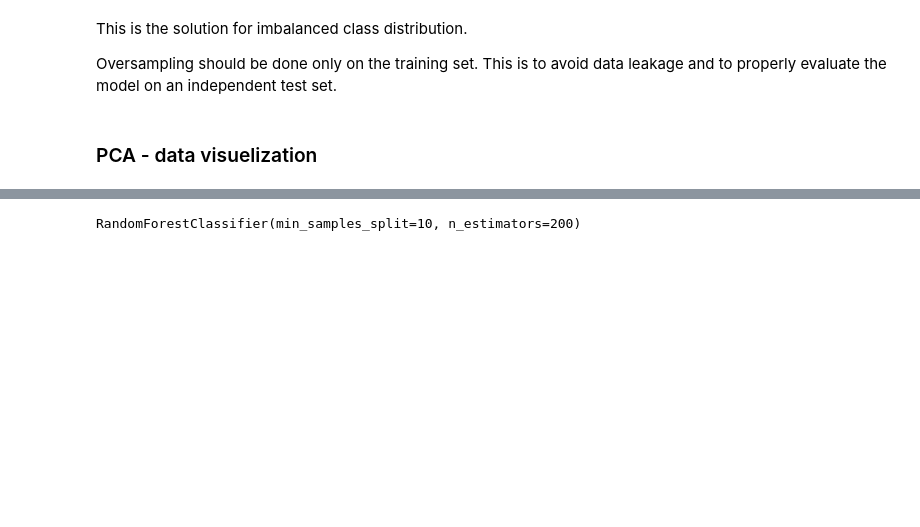
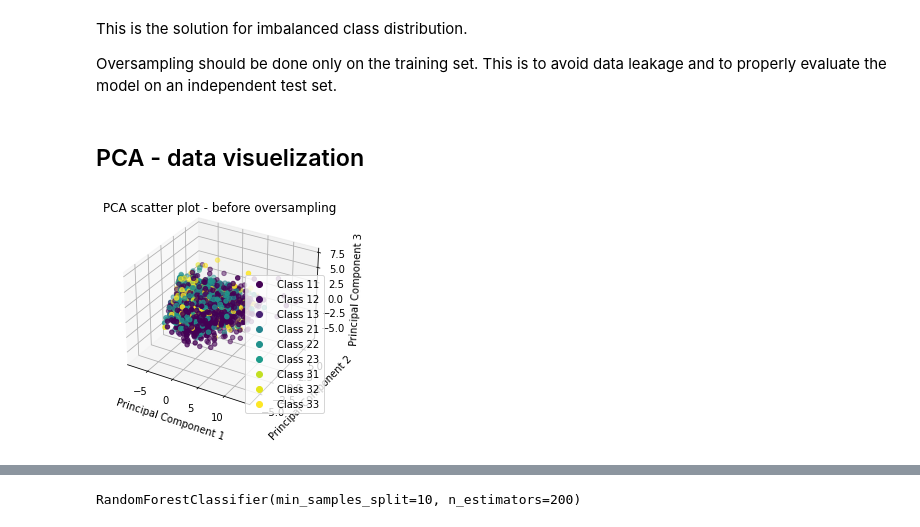
Before and after one commit to Milica19105/cbs, a Jupyter notebook: CBS_interview_task.ipynb, the cells around one changed output, grey strips where cells are left out. Saved outputs shown, nothing was run; the diff lists cells and outputs as text; code cells hidden in the pictures; blank space fills up the shorter version.

```diff
--- a/CBS_interview_task.ipynb
+++ b/CBS_interview_task.ipynb
@@ -191,7 +213,33 @@ This is the solution for imbalanced class distribution.
 
 Oversampling should be done only on the training set. This is to avoid data leakage and to properly evaluate the model on an independent test set.
 # %% [markdown]
-### PCA - data visuelization
+## PCA - data visuelization
+# %%
+from mpl_toolkits.mplot3d import Axes3D
+from sklearn.decomposition import PCA
+
+
+pca = PCA(n_components=3)
+X_pca = pca.fit_transform(X_train)
+
+fig = plt.figure()
+ax = fig.add_subplot(111, projection='3d')
+
+scatter = ax.scatter(X_pca[:,0], X_pca[:,1], X_pca[:,2], c=y_train)
+ax.set_xlabel('Principal Component 1')
+ax.set_ylabel('Principal Component 2')
+ax.set_zlabel('Principal Component 3')
+
+handles, labels = scatter.legend_elements()
+unique_labels = np.unique(y_train)
+legend_labels = [f'Class {label}' for label in unique_labels]
+legend = ax.legend(handles, legend_labels)
+ax.text2D(0.5, 0.95, "PCA scatter plot - before oversampling", transform=ax.transAxes, fontsize=12, ha='center')
+
+
+plt.show()
+# %% [output]
+[figure, added]
 # %%
 from mpl_toolkits.mplot3d import Axes3D
 
```
Also changed, not shown: parts of 41 cells of this notebook.
